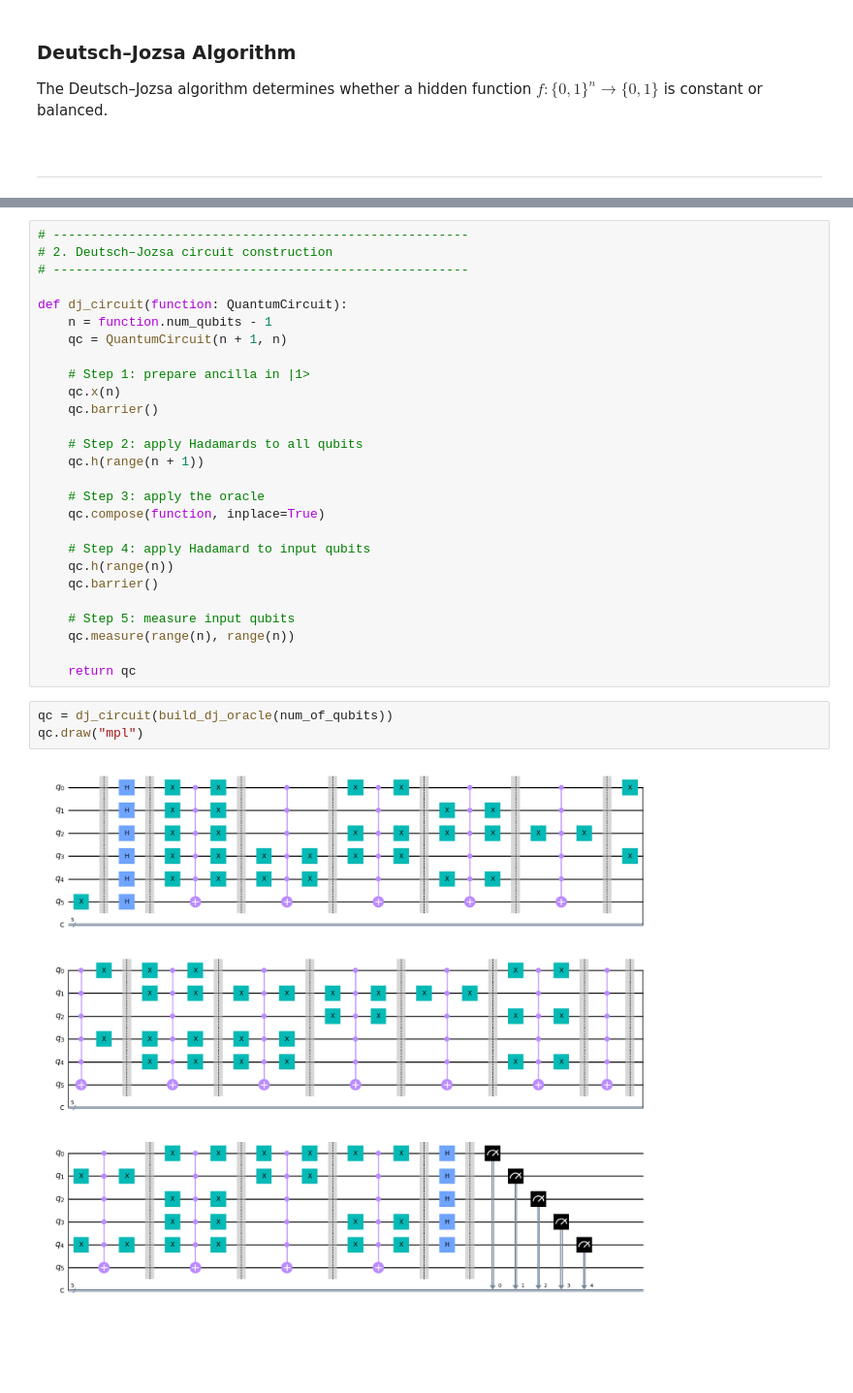
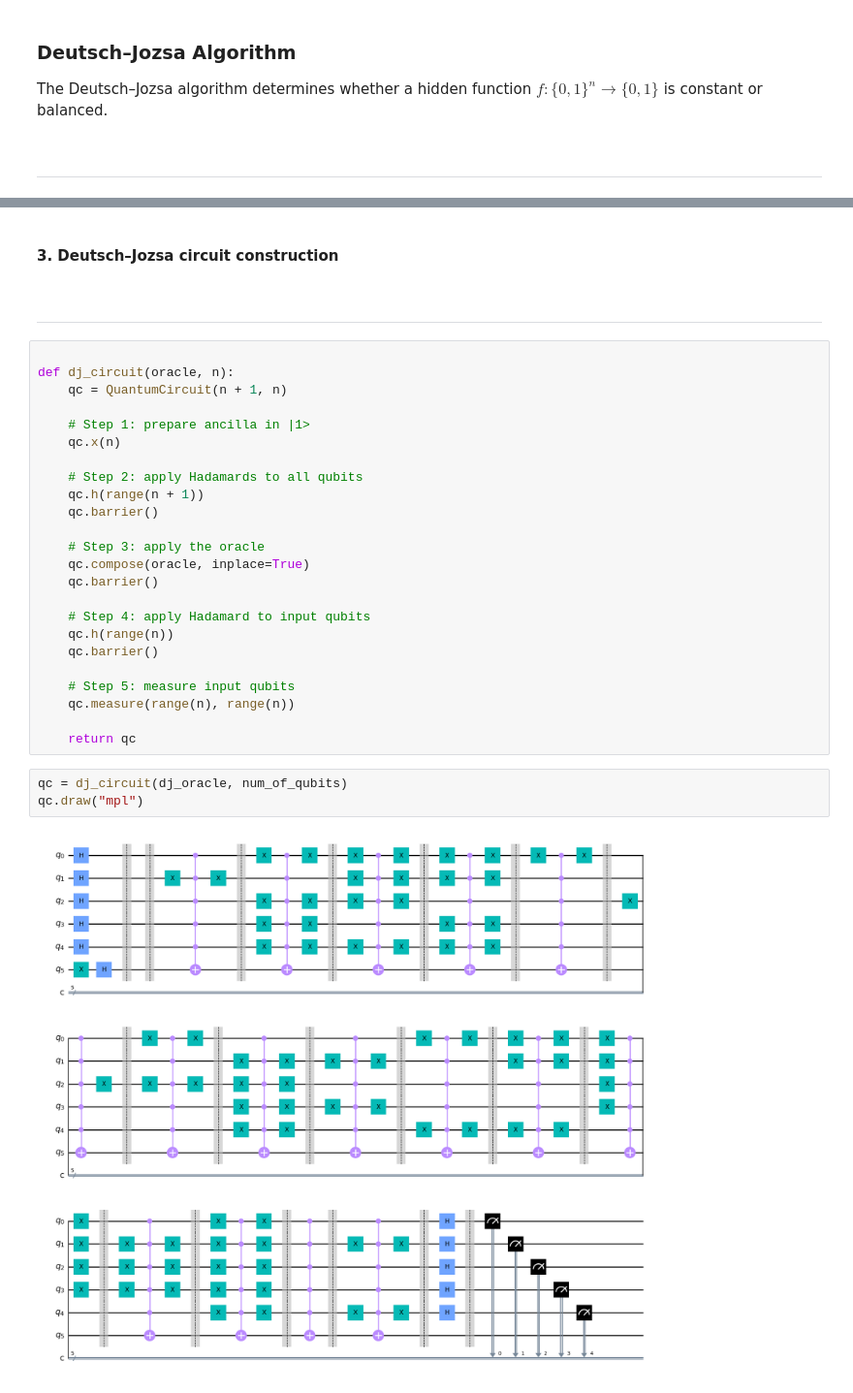
Before and after one commit to shyam-003/Quantum-Computing-Course-Projects, a Jupyter notebook: Deutsch-Jozsa-Bernstein/deutsch_jozsa.ipynb, the cells around one changed output, grey strips where cells are left out. Shown at 97% size. Drawn from its saved outputs; the diff is of its cells as text; blank space fills up the shorter version.

```diff
--- a/Deutsch-Jozsa-Bernstein/deutsch_jozsa.ipynb
+++ b/Deutsch-Jozsa-Bernstein/deutsch_jozsa.ipynb
@@ -98,21 +115,27 @@ build_dj_oracle(num_of_qubits).draw("mpl")
+# %% [markdown]
+
+<br>
+
+**3. Deutsch–Jozsa circuit construction**
+
+<br>
+
+---
 # %%
-# -------------------------------------------------------
-# 2. Deutsch–Jozsa circuit construction
-# -------------------------------------------------------
 
-def dj_circuit(function: QuantumCircuit):
-    n = function.num_qubits - 1
+def dj_circuit(oracle, n):
     qc = QuantumCircuit(n + 1, n)
 
     # Step 1: prepare ancilla in |1>
     qc.x(n)
-    qc.barrier()
 
     # Step 2: apply Hadamards to all qubits
     qc.h(range(n + 1))
+    qc.barrier()
 
     # Step 3: apply the oracle
-    qc.compose(function, inplace=True)
+    qc.compose(oracle, inplace=True)
+    qc.barrier()
 
     # Step 4: apply Hadamard to input qubits
     qc.h(range(n))
@@ -123,7 +146,7 @@ def dj_circuit(function: QuantumCircuit):
 
     return qc
 # %%
-qc = dj_circuit(build_dj_oracle(num_of_qubits))
+qc = dj_circuit(dj_oracle, num_of_qubits)
 qc.draw("mpl")
 # %% [output]
-[figure, old version]
+[figure, new version]
```
Also changed, not shown: parts of 7 cells of this notebook.
